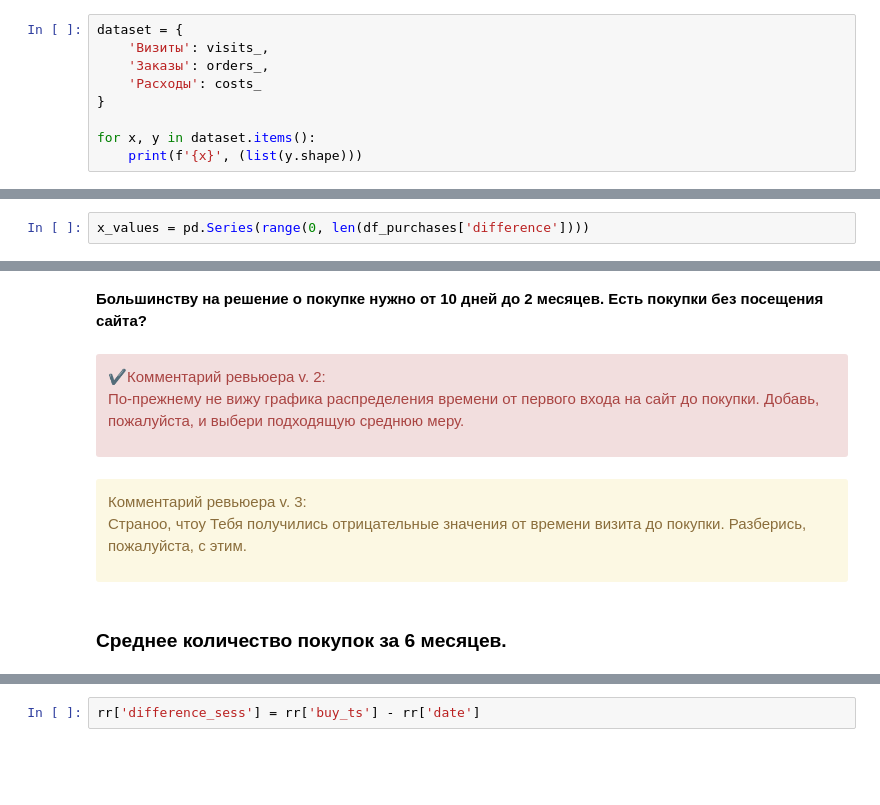
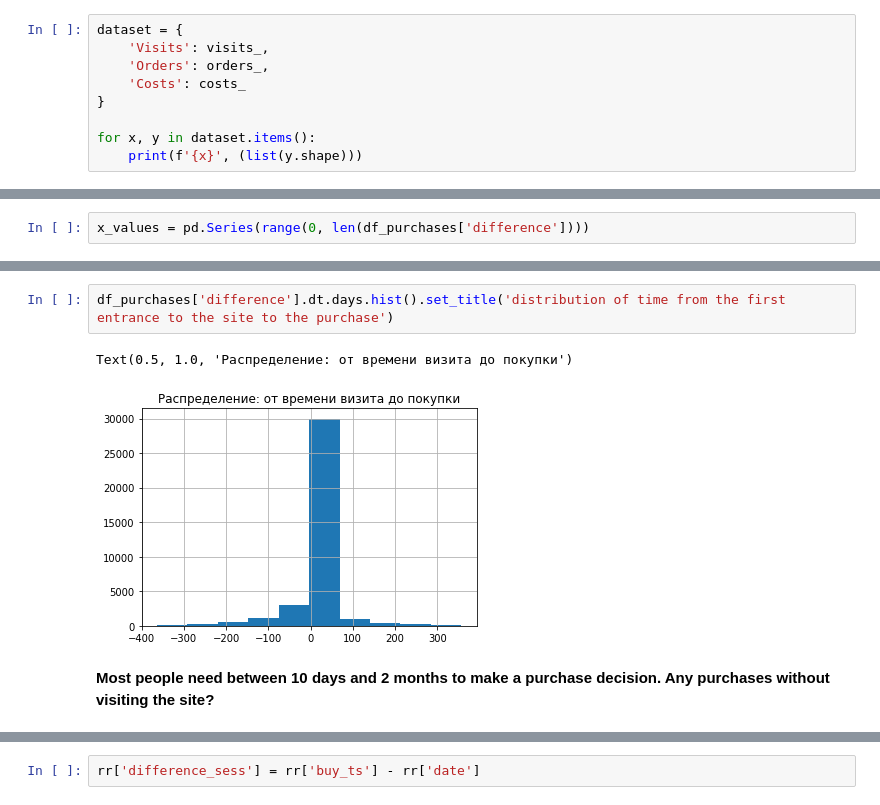
Before and after one commit to cmartem/yp_projects, a Jupyter notebook: Cohort analysis/Project_cohort_analysis.ipynb, the cells around one changed output, grey strips where cells are left out. Saved outputs shown, nothing was run; the diff lists cells and outputs as text; blank space fills up the shorter version.

```diff
--- a/Cohort analysis/Project_cohort_analysis.ipynb
+++ b/Cohort analysis/Project_cohort_analysis.ipynb
@@ -114,8 +107,8 @@ costs_ = pd.read_csv("/datasets/costs.csv")
 # %%
 dataset = {
-    'Визиты': visits_,
-    'Заказы': orders_,
-    'Расходы': costs_
+    'Visits': visits_,
+    'Orders': orders_,
+    'Costs': costs_
 }
 
 for x, y in dataset.items():
@@ -842,16 +688,7 @@ Text(0.5, 1.0, 'Распределение: от времени визита д
-# %% [markdown]
-**Большинству на решение о покупке нужно от 10 дней до 2 месяцев. Есть покупки без посещения сайта?**
-# %% [markdown]
-<div class="alert alert-block alert-danger">
-<b style="color:#00fff0", size = '6'>✔</b>Комментарий ревьюера v. 2:
-
-По-прежнему не вижу графика распределения времени от первого входа на сайт до покупки. Добавь, пожалуйста, и выбери подходящую среднюю меру.
-</div>
-# %% [markdown]
-<div class="alert alert-block alert-warning">
-Комментарий ревьюера v. 3:
-
-Страноо, чтоу Тебя получились отрицательные значения от времени визита до покупки. Разберись, пожалуйста, с этим.
-</div>
-# %% [markdown]
-### Среднее количество покупок за 6 месяцев.
+# %%
+df_purchases['difference'].dt.days.hist().set_title('distribution of time from the first entrance to the site to the purchase')
+# %% [output]
+Text(0.5, 1.0, 'Распределение: от времени визита до покупки')
+[figure, added]
+# %% [markdown]
+**Most people need between 10 days and 2 months to make a purchase decision. Any purchases without visiting the site?**
```
Also changed, not shown: parts of 184 cells of this notebook.
